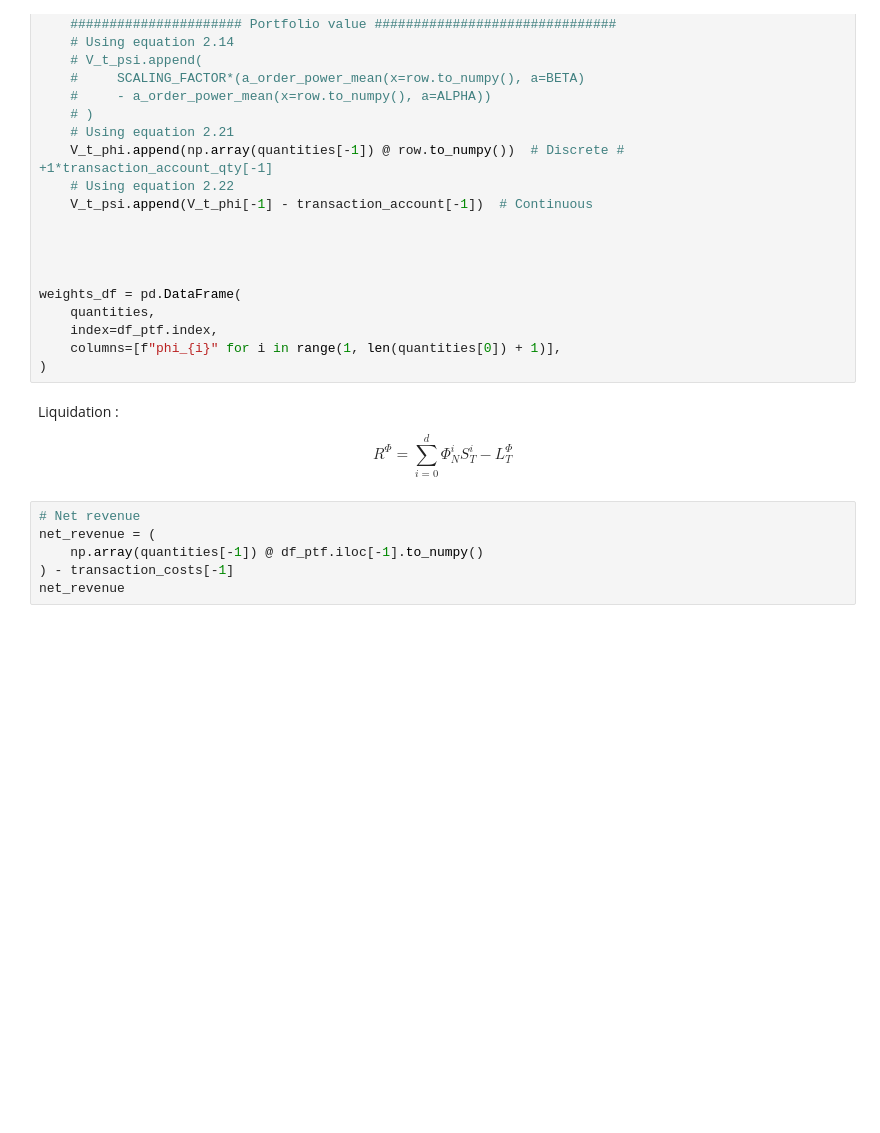
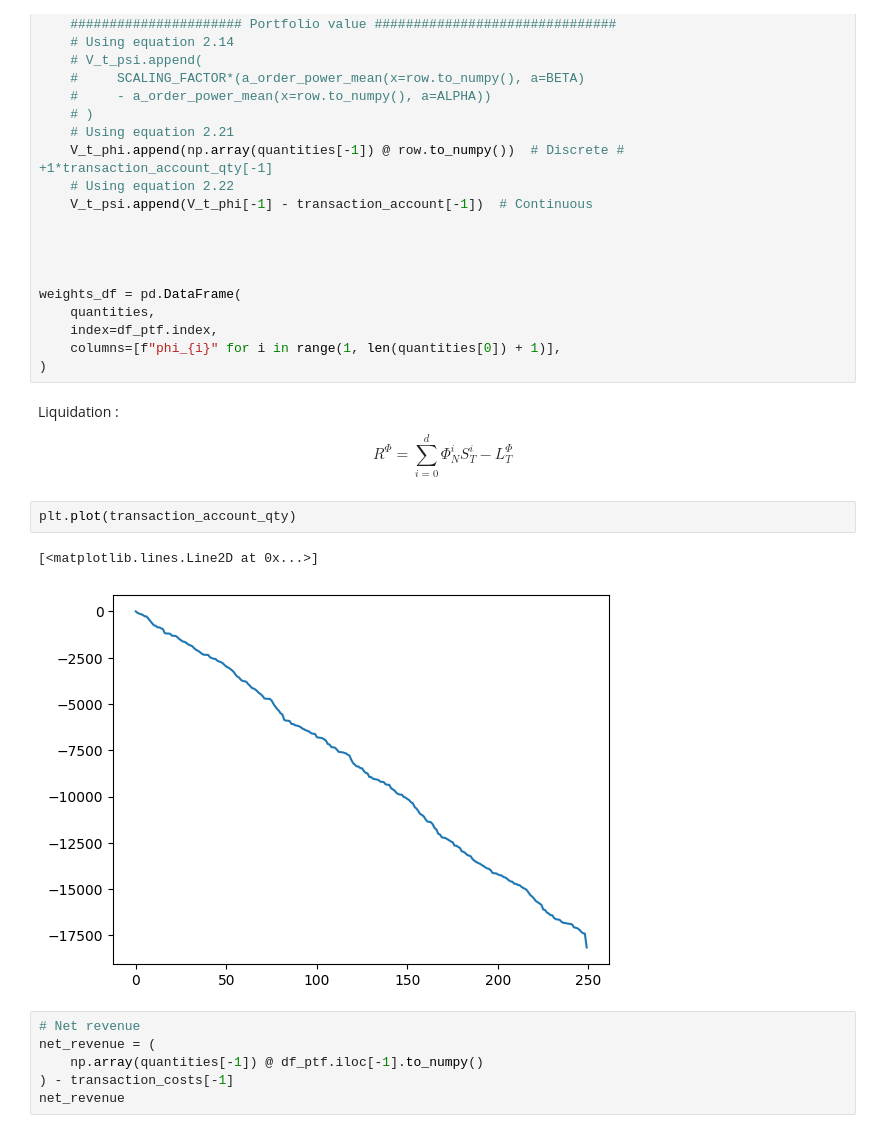
Before and after one commit to BaptisteZloch/Discretization-of-continuous-time-arbitrage-strategies-in-financial-markets-with-fBm, a Jupyter notebook: src/salopek_strategy.ipynb, the cells around one changed output. Cells and saved outputs as stored; diff of their text form; blank space fills up the shorter version.

Commit message:
issues with transaction_account_qty

```diff
--- a/src/salopek_strategy.ipynb
+++ b/src/salopek_strategy.ipynb
@@ -261,6 +261,11 @@ weights_df = pd.DataFrame(
 Liquidation :
 
 $$R^\Phi=\sum_{i=0}^d\Phi_N^iS_T^i-L^\Phi_T$$
+# %%
+plt.plot(transaction_account_qty)
+# %% [output]
+[<matplotlib.lines.Line2D at 0x...>]
+[figure, added]
 # %%
 # Net revenue
 net_revenue = (
```
